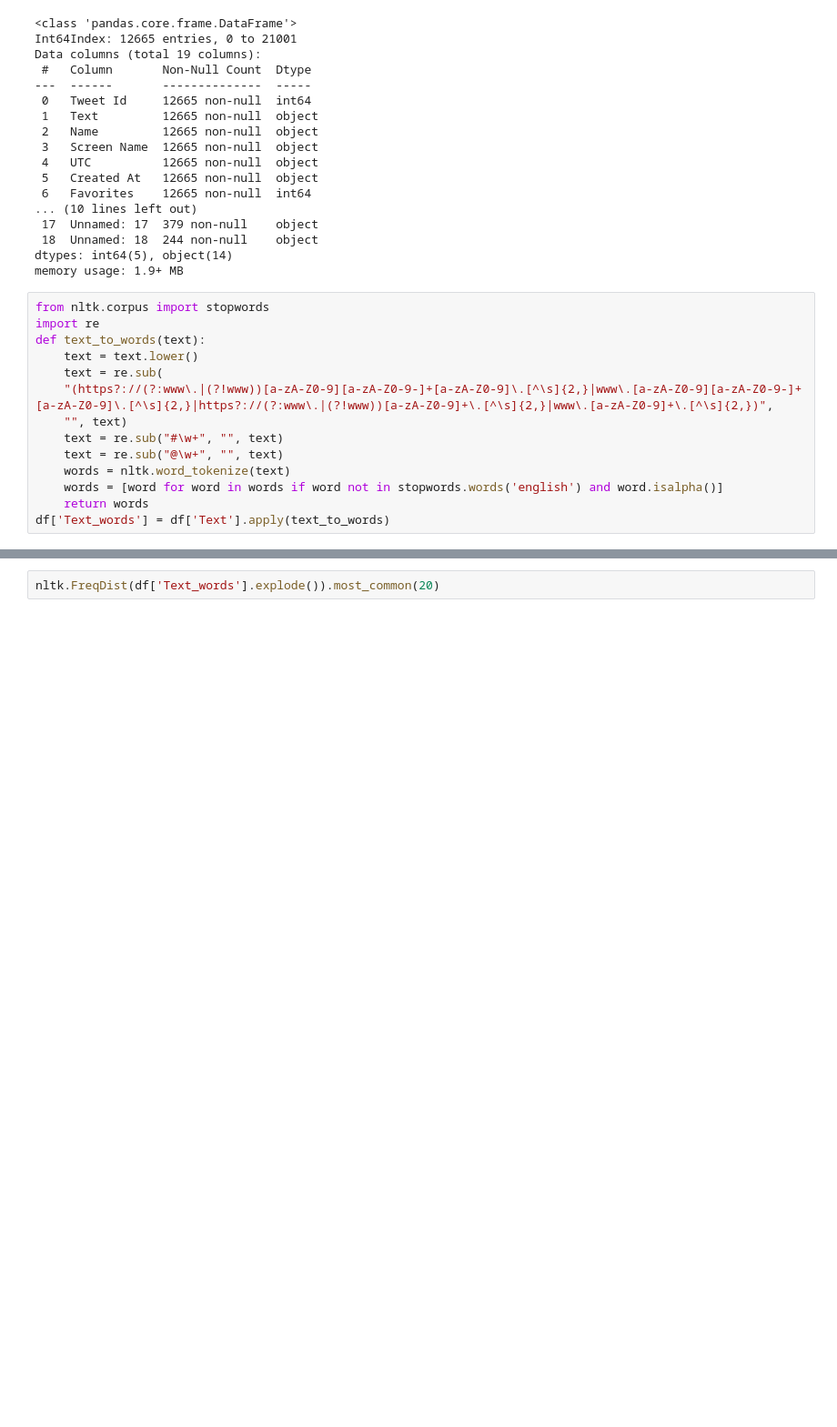
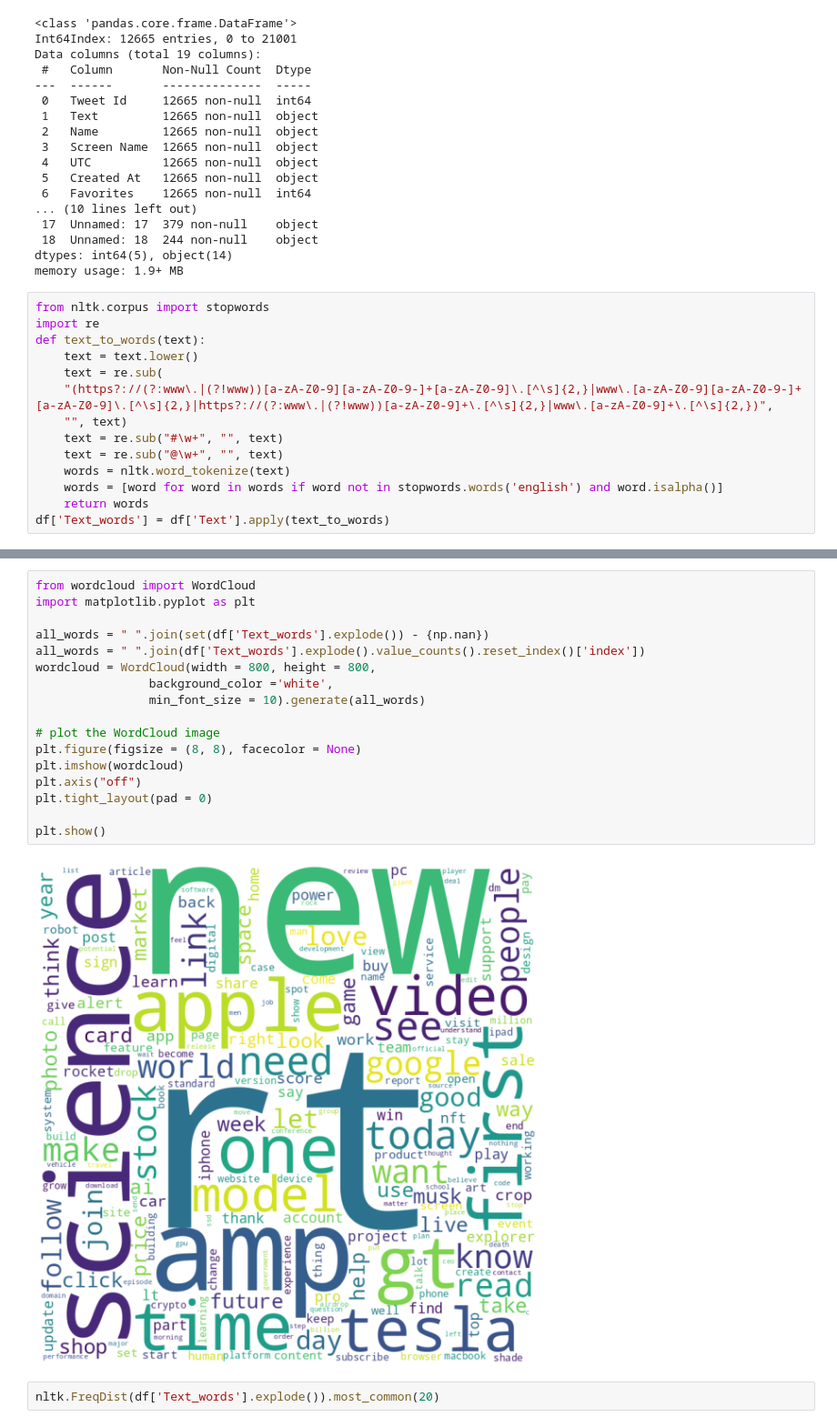
Before and after one commit to IR1401-Spring-Final-Projects/SocialMedia1401-26, a Jupyter notebook: intro.ipynb, the cells around one changed output, grey strips where cells are left out. Shown: that part at 91% size. Drawn from its saved outputs; the diff is of its cells as text; blank space fills up the shorter version.

Commit message:
Add WordCloud to HW3 notebook

```diff
--- a/intro.ipynb
+++ b/intro.ipynb
@@ -113,3 +134,22 @@ df['Text_words'] = df['Text'].apply(text_to_words)
+# %%
+from wordcloud import WordCloud
+import matplotlib.pyplot as plt
+
+all_words = " ".join(set(df['Text_words'].explode()) - {np.nan})
+all_words = " ".join(df['Text_words'].explode().value_counts().reset_index()['index'])
+wordcloud = WordCloud(width = 800, height = 800,
+                background_color ='white',
+                min_font_size = 10).generate(all_words)
+
+# plot the WordCloud image
+plt.figure(figsize = (8, 8), facecolor = None)
+plt.imshow(wordcloud)
+plt.axis("off")
+plt.tight_layout(pad = 0)
+
+plt.show()
+# %% [output]
+[figure, added]
 # %%
 nltk.FreqDist(df['Text_words'].explode()).most_common(20)
 # %% [output]
```
Also changed, not shown: parts of 4 cells of this notebook.
